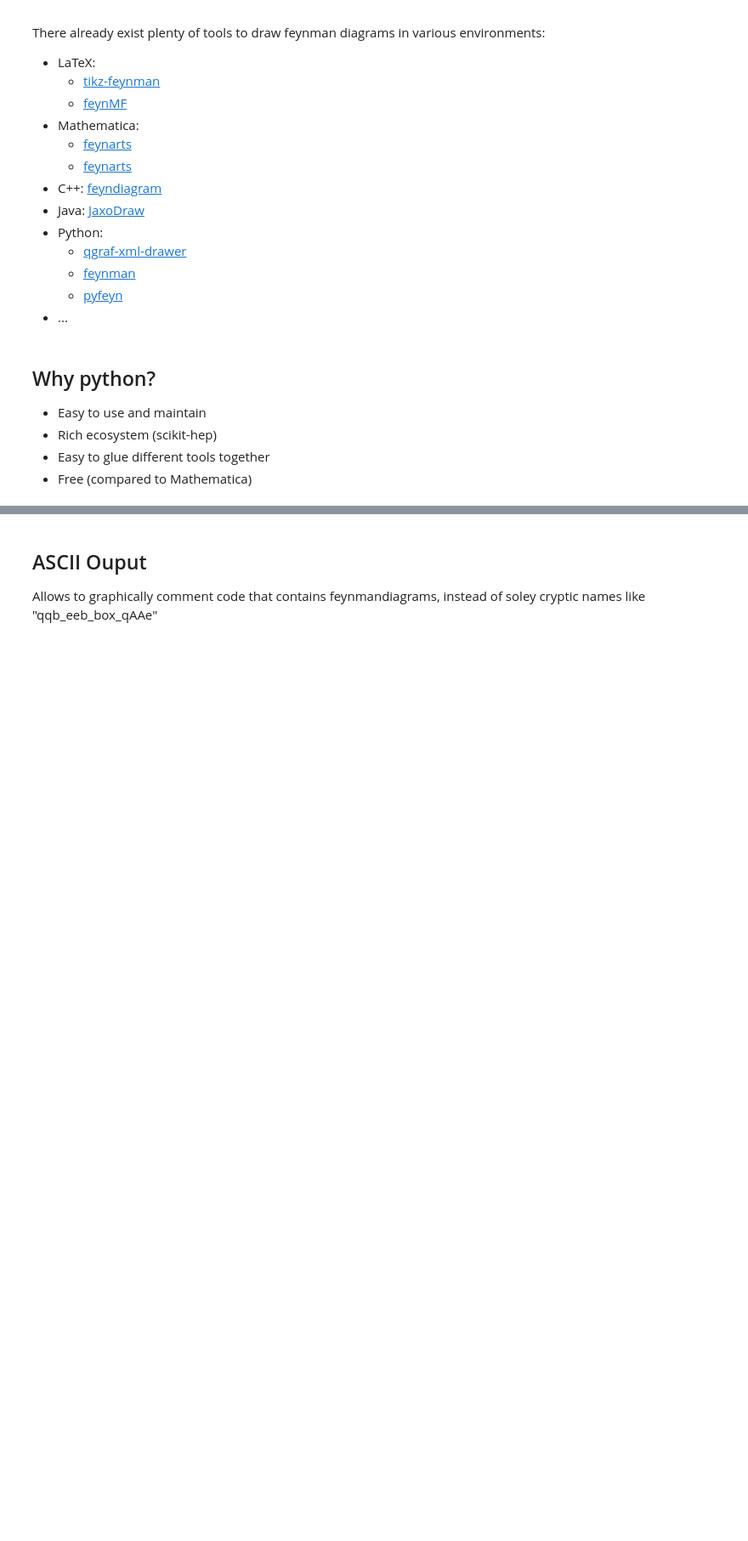
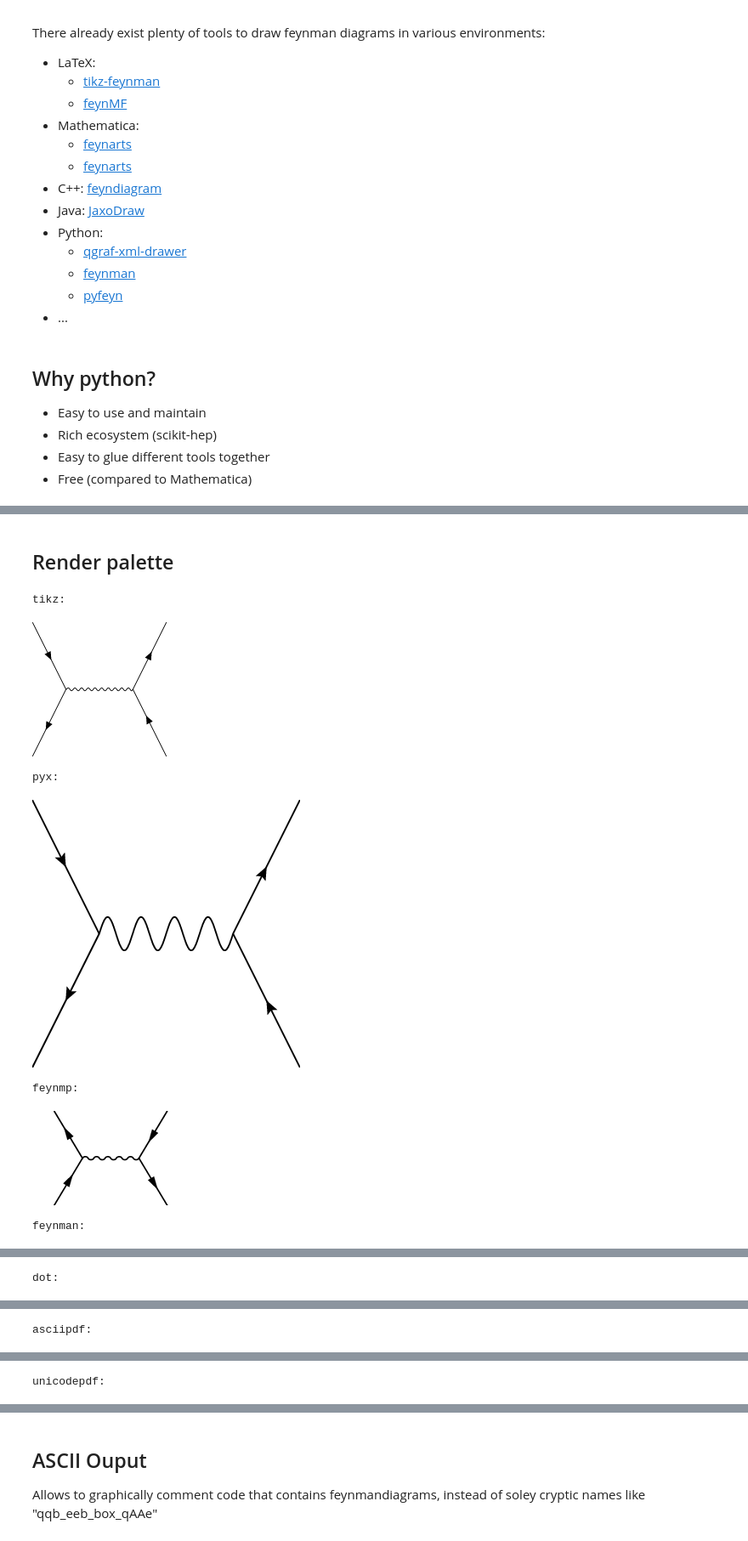
Before and after one commit to APN-Pucky/pyhep-2023, a Jupyter notebook: pyfeyn2.ipynb, the cells around one changed output, grey strips where cells are left out. Shown at 85% size. Cells and saved outputs as stored; diff of their text form; code cells hidden in the pictures; blank space fills up the shorter version.

```diff
--- a/pyfeyn2.ipynb
+++ b/pyfeyn2.ipynb
@@ -93,0 +149,13 @@ from smpl_io import io
+# %% [markdown]
+## Render palette
+# %%
+from pyfeyn2.render.all import AllRender
+AllRender(fd).render()
+# %% [output]
+tikz:
+[figure, added]
+pyx:
+[figure, added]
+feynmp:
+[figure, added]
+feynman:
@@ -93,0 +163 @@ from smpl_io import io
+dot:
@@ -93,0 +165 @@ from smpl_io import io
+asciipdf:
@@ -93,0 +167 @@ from smpl_io import io
+unicodepdf:
```
Also changed, not shown: parts of 19 cells of this notebook, 2 other files.
